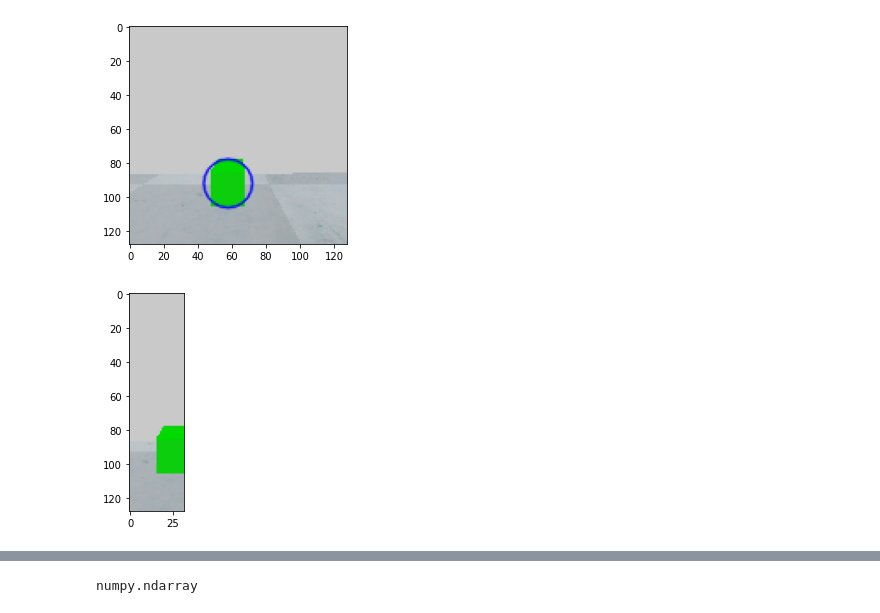
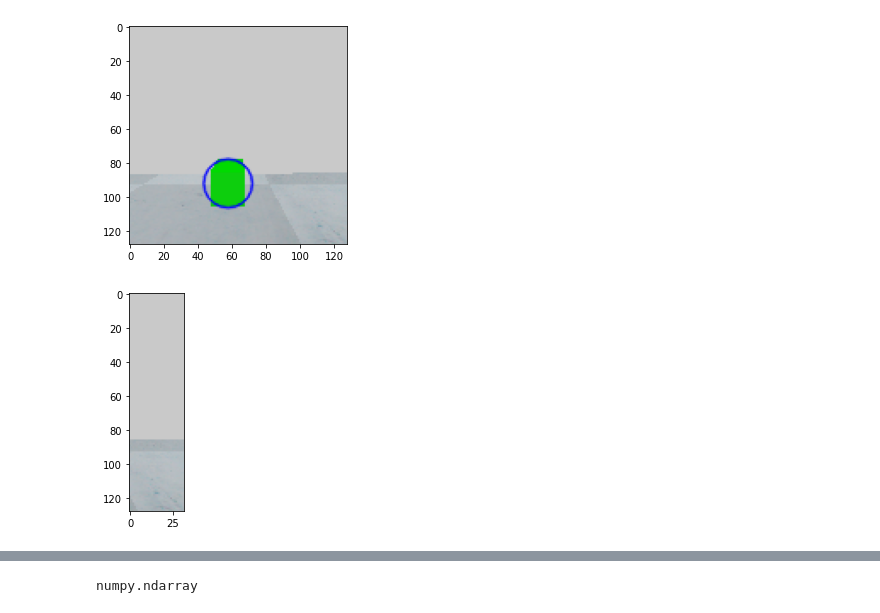
Before and after one commit to LCCLS/Group_Psi_learning_machines, a Jupyter notebook: BlobDetection/Untitled.ipynb, the cells around one changed output, grey strips where cells are left out. Cells and saved outputs as stored; diff of their text form; code cells hidden in the pictures.

```diff
--- a/BlobDetection/Untitled.ipynb
+++ b/BlobDetection/Untitled.ipynb
@@ -12,7 +12,7 @@ params = cv2.SimpleBlobDetector_Params()
 params.minThreshold = 10
 params.maxThreshold = 200
 # %%
-im = cv2.imread("test_pictures_2.png", cv2.IMREAD_COLOR)
+im = cv2.imread("pictures/test_pictures_2.png", cv2.IMREAD_COLOR)
 # %%
 im.shape
 # %% [output]
@@ -33,8 +33,8 @@ plt.show()
 # %%
 new_im = np.hsplit(im, 4)
 # %%
-plt.imshow(new_im[1])
+plt.imshow(new_im[3])
 plt.show()
 # %% [output]
-[figure, old version]
+[figure, new version]
 # %%
```
Also changed, not shown: parts of 3 cells of this notebook, 33 other files.
